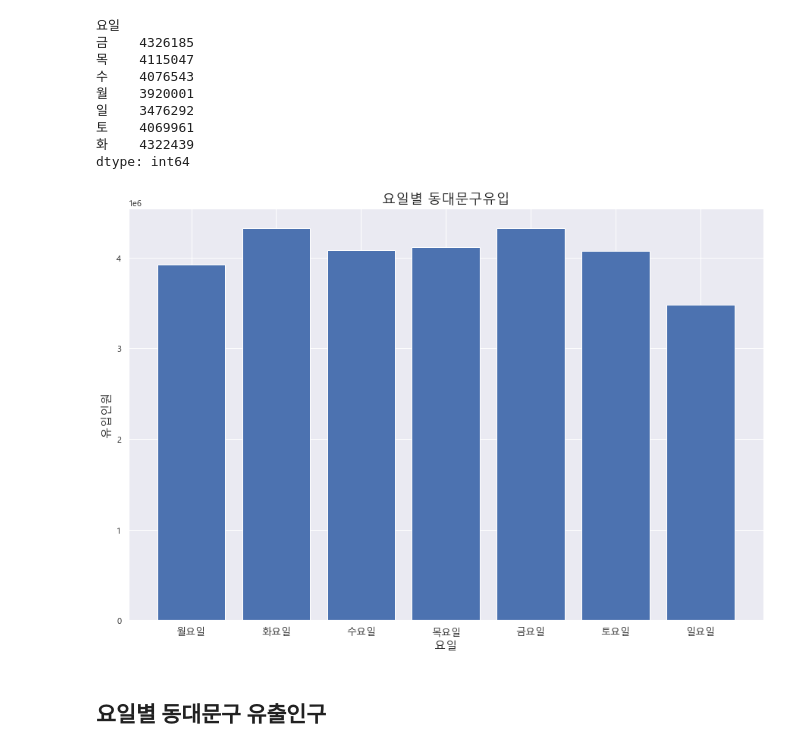
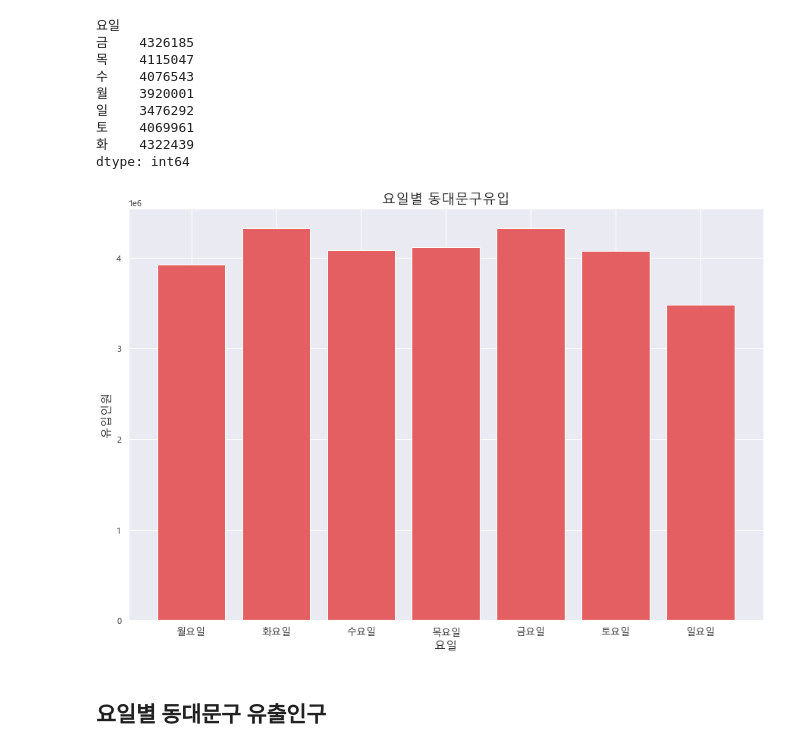
Before and after one commit to songhyeonjun/bigdata, a Jupyter notebook: 인턴교육/동대문구 유동인구/생활이동 분석.ipynb, the cells around one changed output. Cells and saved outputs as stored; diff of their text form; code cells hidden in the pictures.

```diff
--- a/인턴교육/동대문구 유동인구/생활이동 분석.ipynb
+++ b/인턴교육/동대문구 유동인구/생활이동 분석.ipynb
@@ -506,25 +506,25 @@ dtype: int64
 # %%
 label = ['월요일', '화요일', '수요일', '목요일', '금요일','토요일', '일요일']
 
 val = [3920001, 4322439, 4076543, 4115047, 4326185, 4069961, 3476292]
 
 index = np.arange(len(label))
 
 plt.figure(figsize=(15, 10))
 
-plt.bar(index, val)
+plt.bar(index, val, color='#e35f62')
 
 plt.title('요일별 동대문구유입', fontsize=18)
 
 plt.xlabel('요일', fontsize=15)
 
 plt.ylabel('유입인원', fontsize=15)
 
 plt.xticks(index, label, fontsize=13, rotation=0)
 
 plt.show()
 # %% [output]
-[figure, old version]
+[figure, new version]
 # %% [markdown]
 ## 요일별 동대문구 유출인구
 # %%
```
Also changed, not shown: parts of 8 cells of this notebook, 1 other file.
